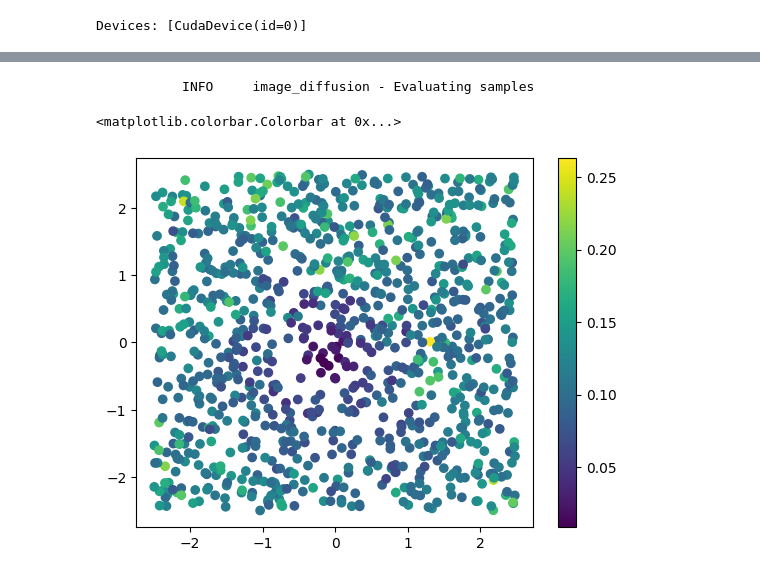
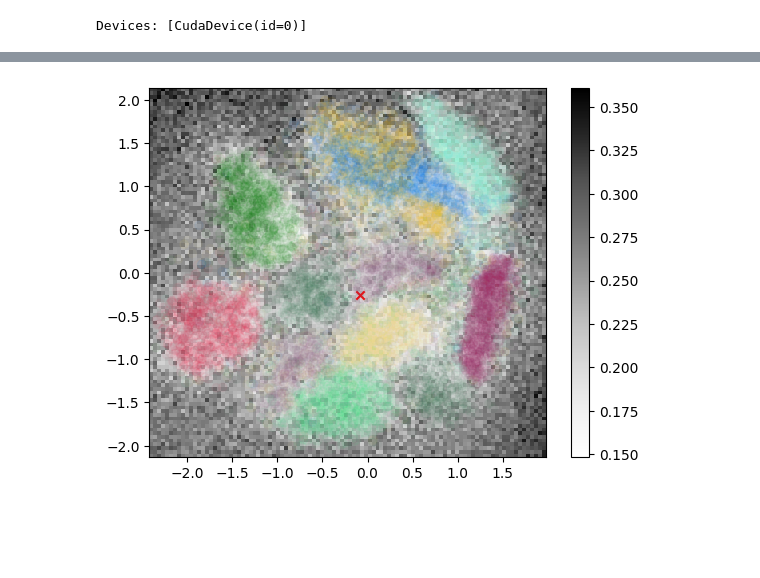
Before and after one commit to foundry-ai/foundry, a Jupyter notebook: projects/image-diffusion/notebooks/linearity.ipynb, the cells around one changed output, grey strips where cells are left out. Saved outputs shown, nothing was run; the diff lists cells and outputs as text; code cells hidden in the pictures; blank space fills up the shorter version.

```diff
--- a/projects/image-diffusion/notebooks/linearity.ipynb
+++ b/projects/image-diffusion/notebooks/linearity.ipynb
@@ -42,6 +42,9 @@ color_map = {
 def embed_scatter(zs, labels, **kwargs):
     colors = [color_map[label.item()] for label in labels]
     plt.scatter(zs[:, 0], zs[:, 1], c=colors, **kwargs)
+
+def map(f, batch_size=None):
+    return lambda x: jax.lax.map(f, x, batch_size=batch_size)
 # %%
 import wandb
 api = wandb.Api()
@@ -208,11 +174,13 @@ assert NUM_KEYPOINTS <= keypoints.shape[0]
 # %%
 import foundry.train
 import foundry.train.console
+import flax.linen as nn
 from foundry.train import LossOutput
 from foundry.data import PyTreeData
 
-import flax.linen as nn
-
+USE_SOFTMAX = True
+USED_KEYPOINTS = 1
+assert USED_KEYPOINTS <= keypoints.shape[0]
 
 class KeypointModel(nn.Module):
     @nn.compact
@@ -225,7 +193,7 @@ class KeypointModel(nn.Module):
             nn.gelu,
             nn.Dense(64),
             nn.gelu,
-            nn.Dense(NUM_KEYPOINTS),
+            nn.Dense(USED_KEYPOINTS),
         ])(input)
         if USE_SOFTMAX:
             normalized = nn.softmax(logits, axis=-1)
@@ -235,7 +203,7 @@ class KeypointModel(nn.Module):
         return normalized
 
 keypoint_model = KeypointModel()
-keypoint_vars = keypoint_model.init(next(r),
+keypoint_vars = keypoint_model.init(foundry.random.key(42),
     npx.zeros((2,)), npx.zeros((), dtype=npx.int32)
 )
 iterations = 10_000
@@ -243,18 +211,18 @@ optimizer = optax.adamw(optax.cosine_decay_schedule(4e-3, iterations))
 opt_state = optimizer.init(keypoint_vars["params"])
 
 @foundry.train.batch_loss
-def loss_fn(keypoint_vars, rng_key, sample : EvalSample):
+def loss_fn(keypoint_vars, rng_key, sample):
     alphas = keypoint_model.apply(keypoint_vars, sample.cond, sample.t)
-    interpolated = alphas[:, None, None, None] * sample.out_keypoints[:NUM_KEYPOINTS]
+    interpolated = alphas[:, None, None, None] * sample.out_keypoints[:USED_KEYPOINTS]
     interpolated = npx.sum(interpolated, axis=0)
     err = npx.mean(npx.square(interpolated - sample.out_model))
     return LossOutput(
         loss=err,
-        metrics={"error": err}
+        metrics={"error": npx.sqrt(err)}
     )
 
 with foundry.train.loop(
-    PyTreeData(eval_samples).stream().shuffle(foundry.random.key(42)).batch(128),
+    PyTreeData(tree.map(lambda x: npx.reshape(x, (x.shape[0]*x.shape[1]*x.shape[2],) + x.shape[3:]), eval_samples)).stream().shuffle(foundry.random.key(42)).batch(128),
     iterations=iterations,
     rng_key=foundry.random.key(42)
 ) as loop:
@@ -293,19 +261,18 @@ Epoch Iteration ━━━━━━━━━━━━━━━━━━━━━
 # %%
-logger.info("Evaluating samples")
 def eval(sample):
     alphas = keypoint_model.apply(keypoint_vars, sample.cond, sample.t)
-    interpolated = alphas[:, None, None, None] * sample.out_keypoints[:NUM_KEYPOINTS]
+    interpolated = alphas[:, None, None, None] * sample.out_keypoints[:USED_KEYPOINTS]
     interpolated = npx.sum(interpolated, axis=0)
-    # interpolated = sample.out_keypoints[0]
-    # interpolated = model.apply(vars, sample.x_noised, sample.t - 1, cond=keypoints[0])
+    interpolated = sample.out_keypoints[0]
     err = npx.sqrt(npx.mean(npx.square(interpolated - sample.out_model)))
     return err
-keypoint_errs = jax.lax.map(eval, eval_samples, batch_size=1024)
+
+eval_cond = lambda samples: npx.mean(F.vmap(eval)(samples))
+keypoint_errs = map(map(eval_cond, batch_size=4), batch_size=4)(eval_samples)
+
+plt.pcolormesh(sample_conds_xs, sample_conds_ys, keypoint_errs, cmap="Greys")
+plt.colorbar()
+plt.scatter(keypoints[:USED_KEYPOINTS,0], keypoints[:USED_KEYPOINTS,1], c="red", marker="x")
+embed_scatter(latents, test_data.label, alpha=0.04)
 # %% [output]
-           INFO     image_diffusion - Evaluating samples
+[figure, added]
-# %%
-plt.scatter(eval_samples.cond[:,0], eval_samples.cond[:,1], c=npx.clip(keypoint_errs, 0, 1))
-plt.colorbar()
-# %% [output]
-<matplotlib.colorbar.Colorbar at 0x...>
-[figure, removed]
```
Also changed, not shown: parts of 11 cells of this notebook, 28 other files.
